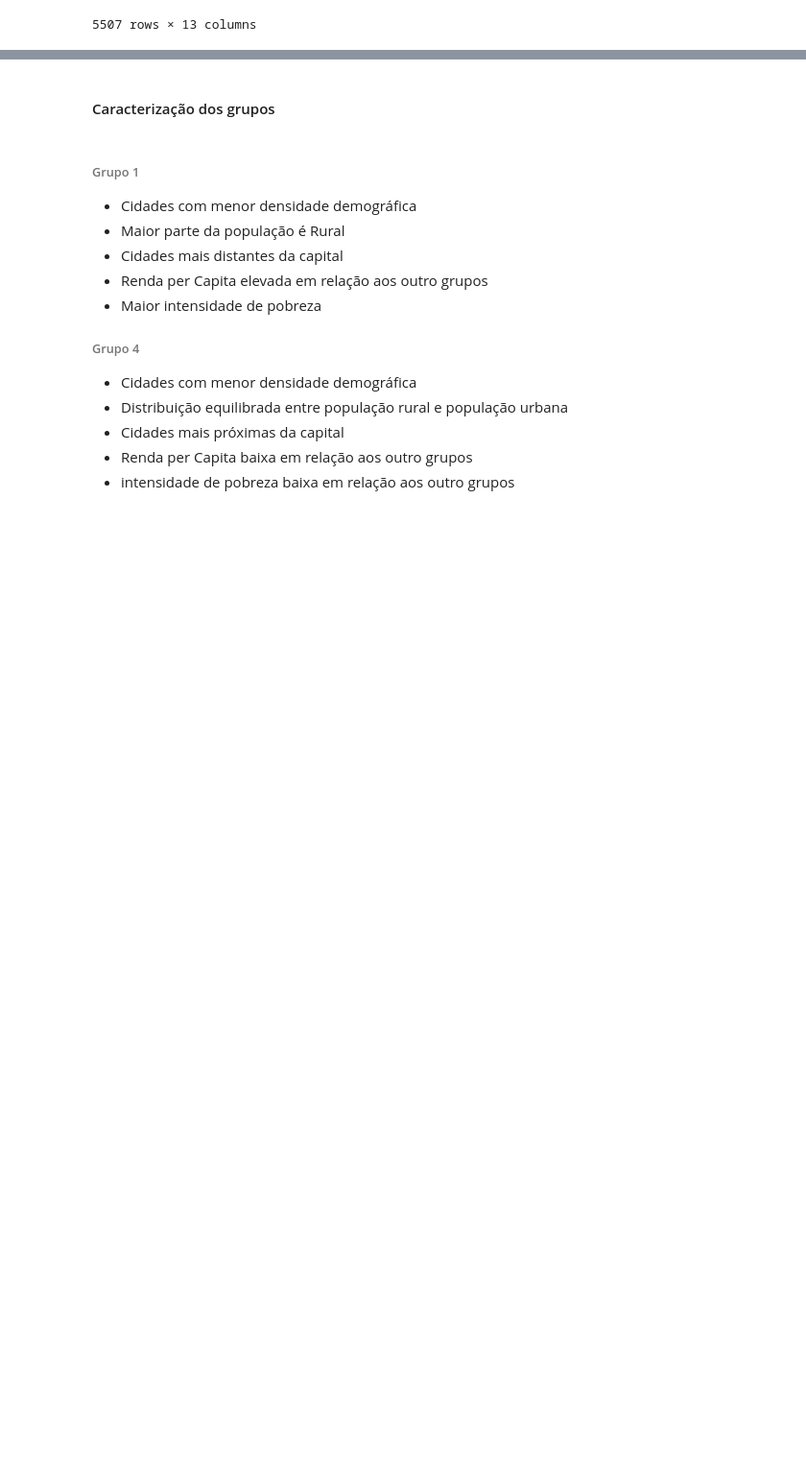
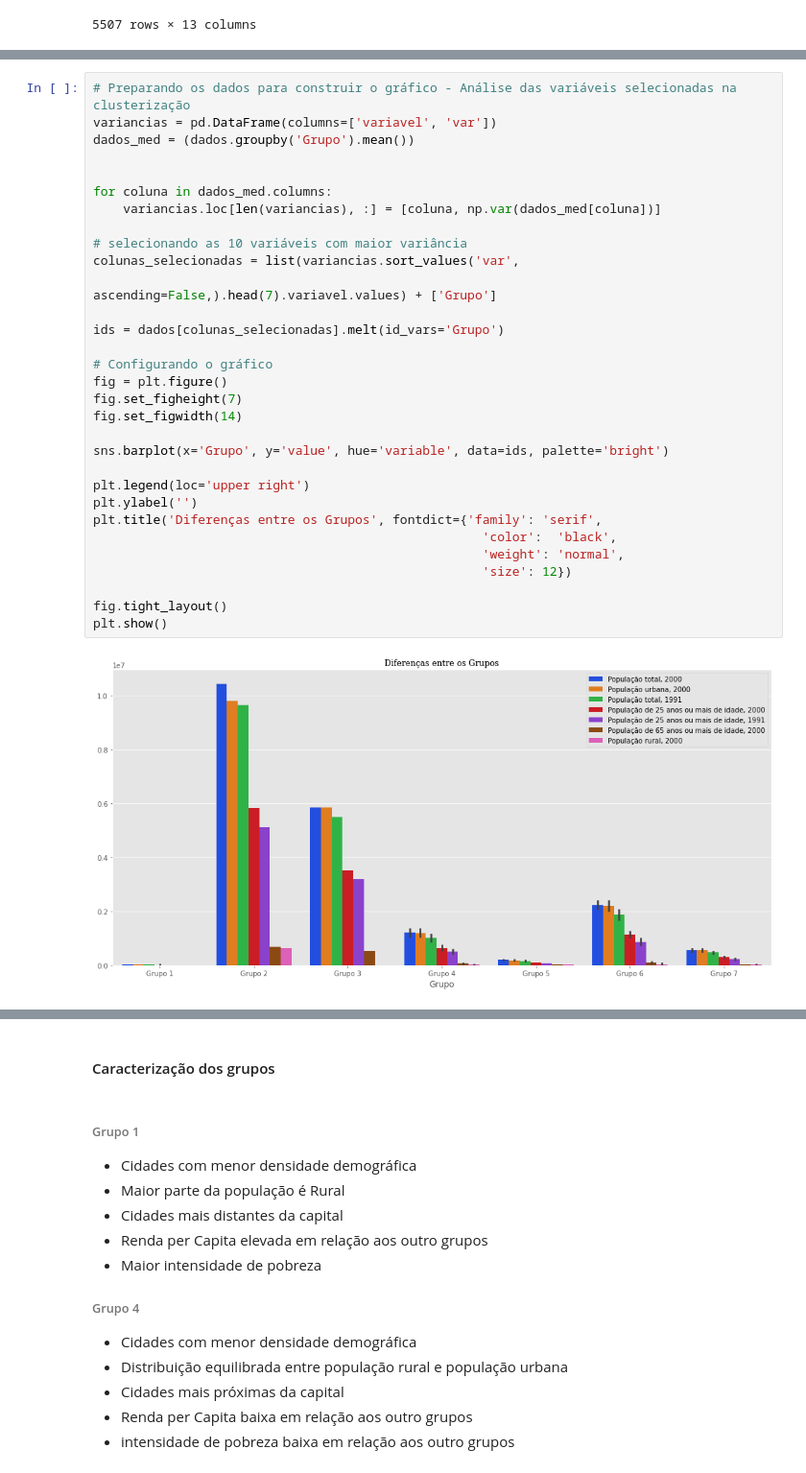
Before and after one commit to mhnasser/selecao_municipal, a Jupyter notebook: notebooks/03_analise_dos_dados_pos_agrupamento.ipynb, the cells around one changed output, grey strips where cells are left out. Shown at 96% size. Saved outputs shown, nothing was run; the diff lists cells and outputs as text; blank space fills up the shorter version.

```diff
--- a/notebooks/03_analise_dos_dados_pos_agrupamento.ipynb
+++ b/notebooks/03_analise_dos_dados_pos_agrupamento.ipynb
@@ -152,3 +143,36 @@ df[df['Grupo'].isin(['Grupo 2', 'Grupo 3'])]
+# %%
+# Preparando os dados para construir o gráfico - Análise das variáveis selecionadas na clusterização
+variancias = pd.DataFrame(columns=['variavel', 'var'])
+dados_med = (dados.groupby('Grupo').mean())
+
+
+for coluna in dados_med.columns:
+    variancias.loc[len(variancias), :] = [coluna, np.var(dados_med[coluna])]
+
+# selecionando as 10 variáveis com maior variância
+colunas_selecionadas = list(variancias.sort_values('var',
+                                                   ascending=False,).head(7).variavel.values) + ['Grupo']
+
+ids = dados[colunas_selecionadas].melt(id_vars='Grupo')
+
+# Configurando o gráfico
+fig = plt.figure()
+fig.set_figheight(7)
+fig.set_figwidth(14)
+
+sns.barplot(x='Grupo', y='value', hue='variable', data=ids, palette='bright')
+
+plt.legend(loc='upper right')
+plt.ylabel('')
+plt.title('Diferenças entre os Grupos', fontdict={'family': 'serif',
+                                                    'color':  'black',
+                                                    'weight': 'normal',
+                                                    'size': 12})
+
+fig.tight_layout()
+plt.show()
+# %% [output]
+[figure, added]
 # %%
 # Análise DemoGráfica
 columns = ['Densidade demográfica, 2000',
```
Also changed, not shown: parts of 6 cells of this notebook, 1 other file.
